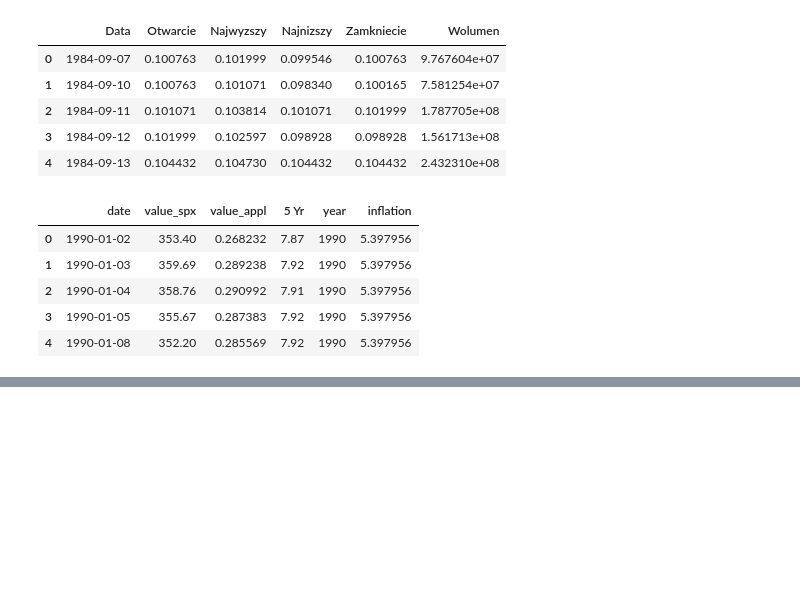
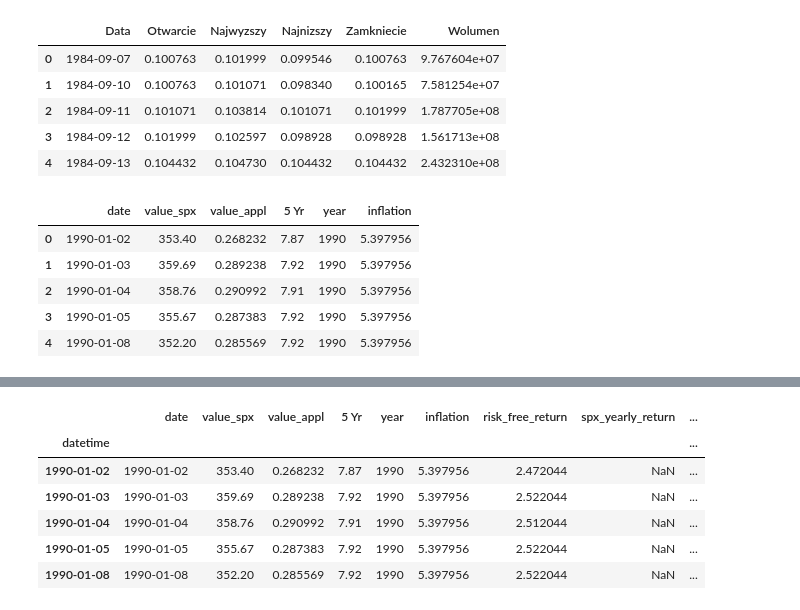
Before and after one commit to Thematiq/estimating-beta, a Jupyter notebook: beta-testing.ipynb, the cells around one changed output, grey strips where cells are left out. Saved outputs shown, nothing was run; the diff lists cells and outputs as text; code cells hidden in the pictures; blank space fills up the shorter version.

```diff
--- a/beta-testing.ipynb
+++ b/beta-testing.ipynb
@@ -166,0 +208,3 @@ fig.set_size_inches(16, 10)
+# %%
+df['datetime'] = pd.to_datetime(df['date'])
+df = df.set_index('datetime')
@@ -166,0 +216,10 @@ fig.set_size_inches(16, 10)
+# %%
+df.head()
+# %% [output]
+|  | date | value_spx | value_appl | 5 Yr | year | inflation | risk_free_return | spx_yearly_return | ... |
+| datetime |  |  |  |  |  |  |  |  | ... |
+| 1990-01-02 | 1990-01-02 | 353.40 | 0.268232 | 7.87 | 1990 | 5.397956 | 2.472044 | NaN | ... |
+| 1990-01-03 | 1990-01-03 | 359.69 | 0.289238 | 7.92 | 1990 | 5.397956 | 2.522044 | NaN | ... |
+| 1990-01-04 | 1990-01-04 | 358.76 | 0.290992 | 7.91 | 1990 | 5.397956 | 2.512044 | NaN | ... |
+| 1990-01-05 | 1990-01-05 | 355.67 | 0.287383 | 7.92 | 1990 | 5.397956 | 2.522044 | NaN | ... |
+| 1990-01-08 | 1990-01-08 | 352.20 | 0.285569 | 7.92 | 1990 | 5.397956 | 2.522044 | NaN | ... |
```
Also changed, not shown: parts of 17 cells of this notebook, 3 other files.
